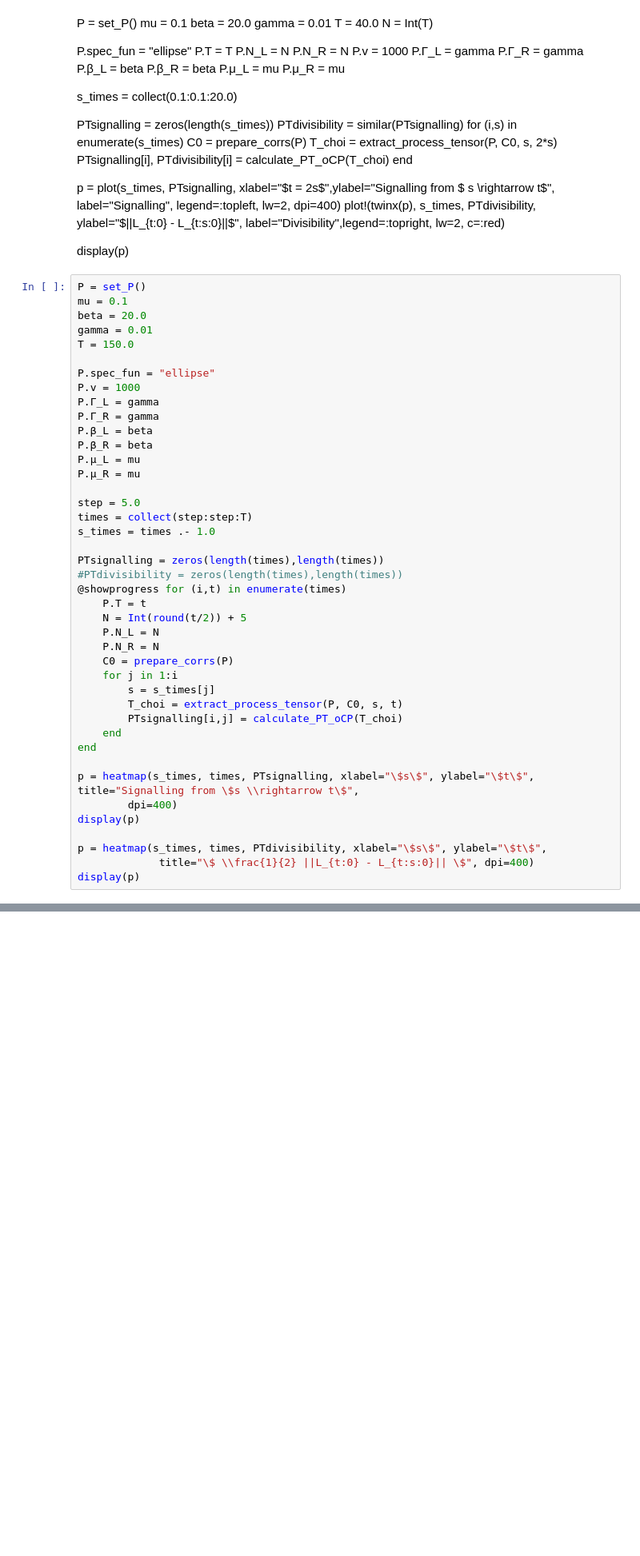
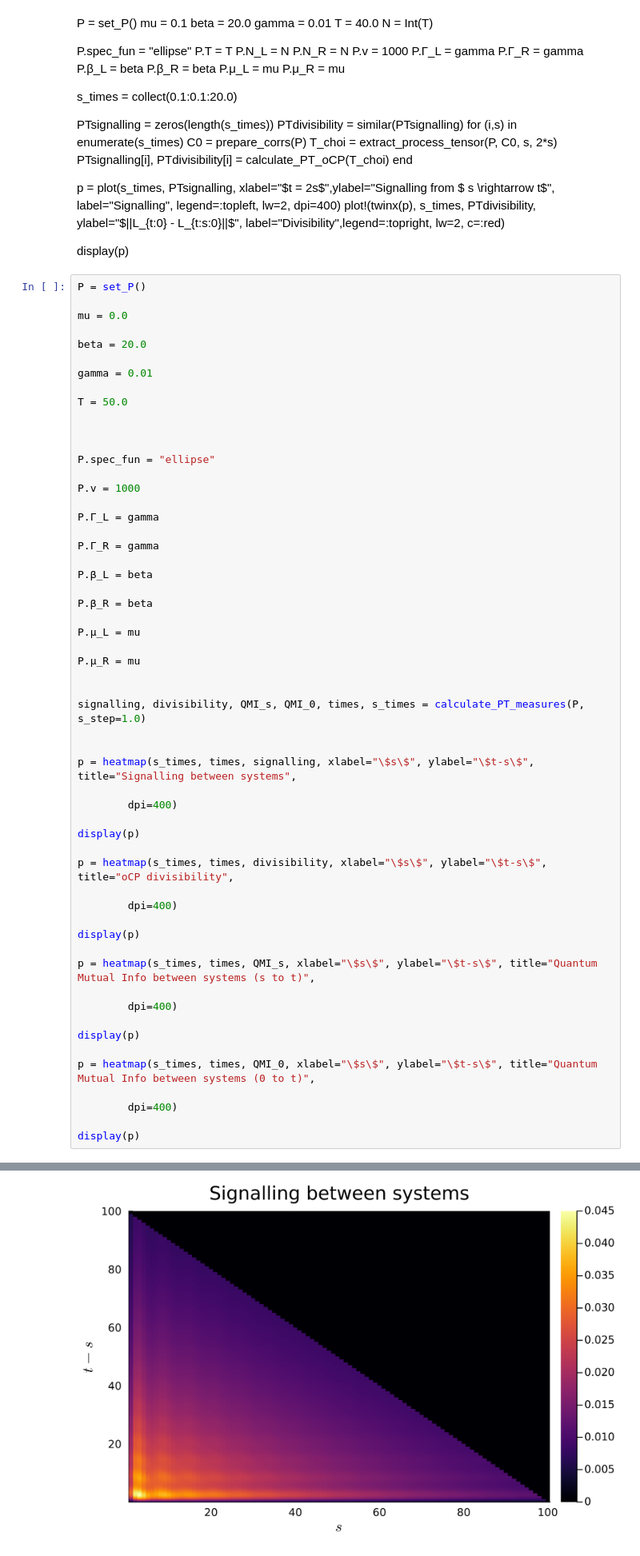
Before and after one commit to FTurci/AgeingManyBodyQuantumSys, a Jupyter notebook: 2ndTerm/test2.ipynb, the cells around one changed output, grey strips where cells are left out. Shown at 80% size. Saved outputs shown, nothing was run; the diff lists cells and outputs as text; blank space fills up the shorter version.

```diff
--- a/2ndTerm/test2.ipynb
+++ b/2ndTerm/test2.ipynb
@@ -67,44 +67,58 @@ plot!(twinx(p), s_times, PTdivisibility, ylabel="\$||L_{t:0} - L_{t:s:0}||\$", l
 display(p)
 # %%
 P = set_P()
-mu = 0.1
+
+mu = 0.0
+
 beta = 20.0
+
 gamma = 0.01
-T = 150.0
+
+T = 50.0
+
+
 
 P.spec_fun = "ellipse"
+
 P.v = 1000
+
 P.Γ_L = gamma
+
 P.Γ_R = gamma
+
 P.β_L = beta
+
 P.β_R = beta
+
 P.μ_L = mu
+
 P.μ_R = mu
 
-step = 5.0
-times = collect(step:step:T)
-s_times = times .- 1.0
 
-PTsignalling = zeros(length(times),length(times))
-#PTdivisibility = zeros(length(times),length(times))
-@showprogress for (i,t) in enumerate(times)
-    P.T = t
-    N = Int(round(t/2)) + 5
-    P.N_L = N
-    P.N_R = N
-    C0 = prepare_corrs(P)
-    for j in 1:i
-        s = s_times[j]
-        T_choi = extract_process_tensor(P, C0, s, t)
-        PTsignalling[i,j] = calculate_PT_oCP(T_choi)
-    end
-end
+signalling, divisibility, QMI_s, QMI_0, times, s_times = calculate_PT_measures(P, s_step=1.0)
 
-p = heatmap(s_times, times, PTsignalling, xlabel="\$s\$", ylabel="\$t\$", title="Signalling from \$s \\rightarrow t\$",
+
+p = heatmap(s_times, times, signalling, xlabel="\$s\$", ylabel="\$t-s\$", title="Signalling between systems",
+
         dpi=400)
+
 display(p)
 
-p = heatmap(s_times, times, PTdivisibility, xlabel="\$s\$", ylabel="\$t\$",
-             title="\$ \\frac{1}{2} ||L_{t:0} - L_{t:s:0}|| \$", dpi=400)
+p = heatmap(s_times, times, divisibility, xlabel="\$s\$", ylabel="\$t-s\$", title="oCP divisibility",
+
+        dpi=400)
+
 display(p)
+
+p = heatmap(s_times, times, QMI_s, xlabel="\$s\$", ylabel="\$t-s\$", title="Quantum Mutual Info between systems (s to t)",
+
+        dpi=400)
+
+display(p)
+
+p = heatmap(s_times, times, QMI_0, xlabel="\$s\$", ylabel="\$t-s\$", title="Quantum Mutual Info between systems (0 to t)",
+
+        dpi=400)
+
+display(p)
 # %% [output]
@@ -111,0 +125 @@ DimensionMismatch: DimensionMismatch: tried to assign 202×202 array to 30×30 d
+[figure, added]
```
Also changed, not shown: parts of 1 cell of this notebook, 6 other files.
